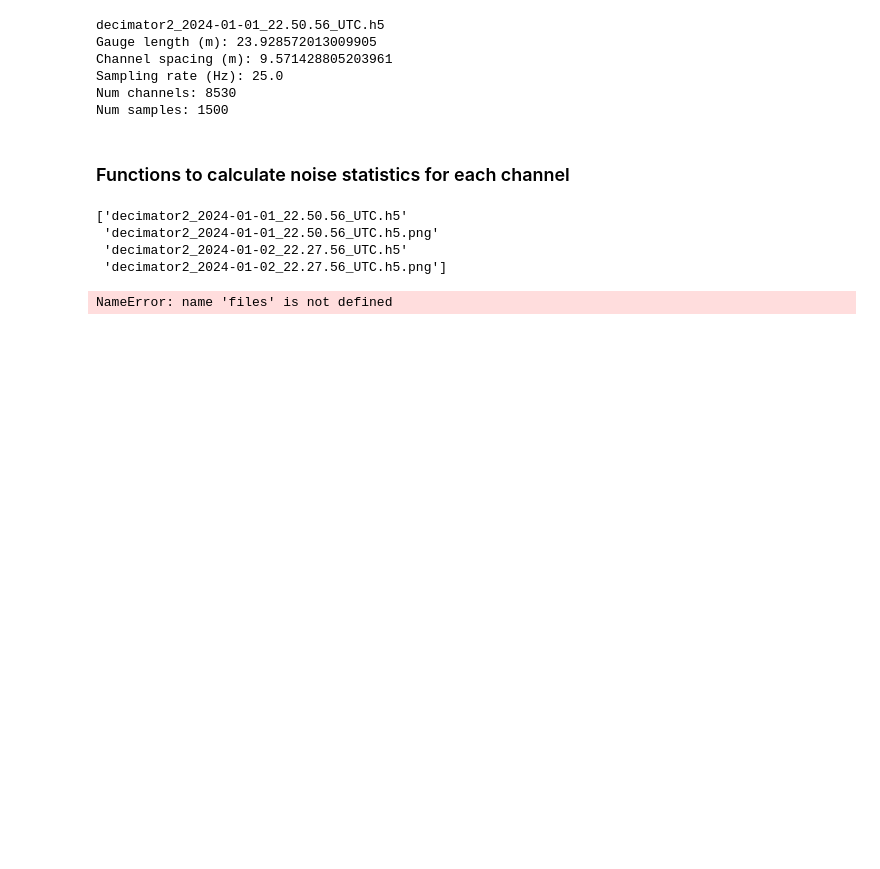
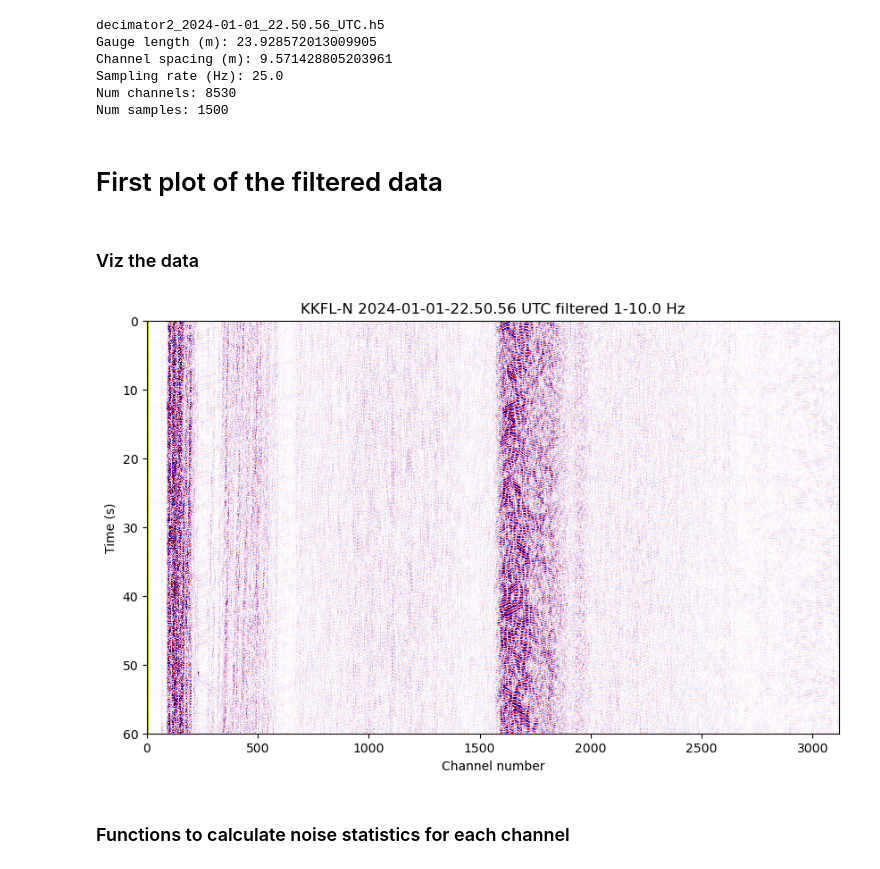
Before and after one commit to uwfiberlab/field_das, a Jupyter notebook: homer/homer_qc_01.ipynb, the cells around one changed output. Cells and saved outputs as stored; diff of their text form; code cells hidden in the pictures; blank space fills up the shorter version.

```diff
--- a/homer/homer_qc_01.ipynb
+++ b/homer/homer_qc_01.ipynb
@@ -21,3 +21,4 @@ os.environ["HDF5_USE_FILE_LOCKING"] = "FALSE"
 ## where is the data
 # %%
 dir0='/Users/marinedenolle/homer'
+fdir = dir0+'/data/'
@@ -95,6 +68,53 @@ Channel spacing (m): 9.571428805203961
 Sampling rate (Hz): 25.0
 Num channels: 8530
 Num samples: 1500
+# %% [markdown]
+# First plot of the filtered data
+# %%
+class data_visualizer:
+
+    def __init__(self,fpath,fac):
+        with h5py.File(fpath,'r') as fp:
+            self.fs = fp['Acquisition']['Raw[0]'].attrs['OutputDataRate']//fac
+            self.nx = fp['Acquisition']['Raw[0]'].attrs['NumberOfLoci']
+            self.ns = len(fp['Acquisition']['Raw[0]']['RawDataTime'][:])//fac
+            self.data = fp['Acquisition']['Raw[0]']['RawData'][::fac,:]
+        self.data -= np.tile(np.mean(self.data,axis=0),(self.ns,1))
+        self.filt = self.data.copy()
+        return
+
+    def filter_data(self,fmin,fmax):
+        b,a = butter(4,(fmin,fmax),fs=self.fs,btype='bandpass')
+        self.filt = filtfilt(b,a,self.data,axis=0)
+        return
+
+    def plot_data(self,xlims=[0,312],ylims=[60,0],clims=[-1,1],srcx=0):
+        plt.figure(figsize=(10,6)); v = 0.8
+        plt.imshow(self.filt,aspect='auto',cmap='seismic',\
+                   extent=[0,self.nx,self.ns/self.fs,0],vmin=clims[0],vmax=clims[1])
+        plt.xlabel('Channel number')
+        plt.ylabel('Time (s)')
+        plt.ylim(ylims)
+        plt.xlim(xlims)
+        plt.axvline(srcx,c='y',linewidth=3)
+        return
+# %% [markdown]
+### Viz the data
+# %%
+fmin=1
+fmax=10.
+# %%
+file = fdir+flist[0]
+fname = os.path.basename(file)
+starttime= ("-").join(fname.split('_')[1:3])
+fac=1 # downsampling factor
+tv = data_visualizer(file,fac)
+tv.filter_data(fmin,fmax)
+tv.plot_data(xlims=[0,3120],ylims=[60,0],clims=[-1,1],srcx=0)
+plt.title('KKFL-N '+starttime + ' UTC filtered ' +str(fmin)+'-'+str(fmax)+' Hz')
+plt.savefig(dir0+'/plots/'+fname[:-3]+'.png')
+# %% [output]
+[figure, added]
 # %% [markdown]
 ### Functions to calculate noise statistics for each channel
 # %%
@@ -129,20 +149,9 @@ def noise_stats(H,xm,ym):
 # Example noise PDF for channel 100
 # ns = 1500
 chid = 100
-fmin = 0.01
-fmax = 10
-files = flist#[:3]
-print(files)
-# %% [output]
-['decimator2_2024-01-01_22.50.56_UTC.h5'
- 'decimator2_2024-01-01_22.50.56_UTC.h5.png'
- 'decimator2_2024-01-02_22.27.56_UTC.h5'
- 'decimator2_2024-01-02_22.27.56_UTC.h5.png']
 # %%
-H,xm,ym = noise_PDF(fdir,files,ns,chid,fmin,fmax)
+H,xm,ym = noise_PDF(dir0+'/data/',flist,ns,chid,fmin,fmax)
 xm,mn,vr = noise_stats(H,xm,ym)
-# %% [output]
-NameError: name 'files' is not defined
 # %%
 plt.figure()
 plt.pcolormesh(xm,ym,H.T,cmap='hot_r',vmin=0,vmax=0.2)
```
Also changed, not shown: parts of 9 cells of this notebook, 1 other file.
